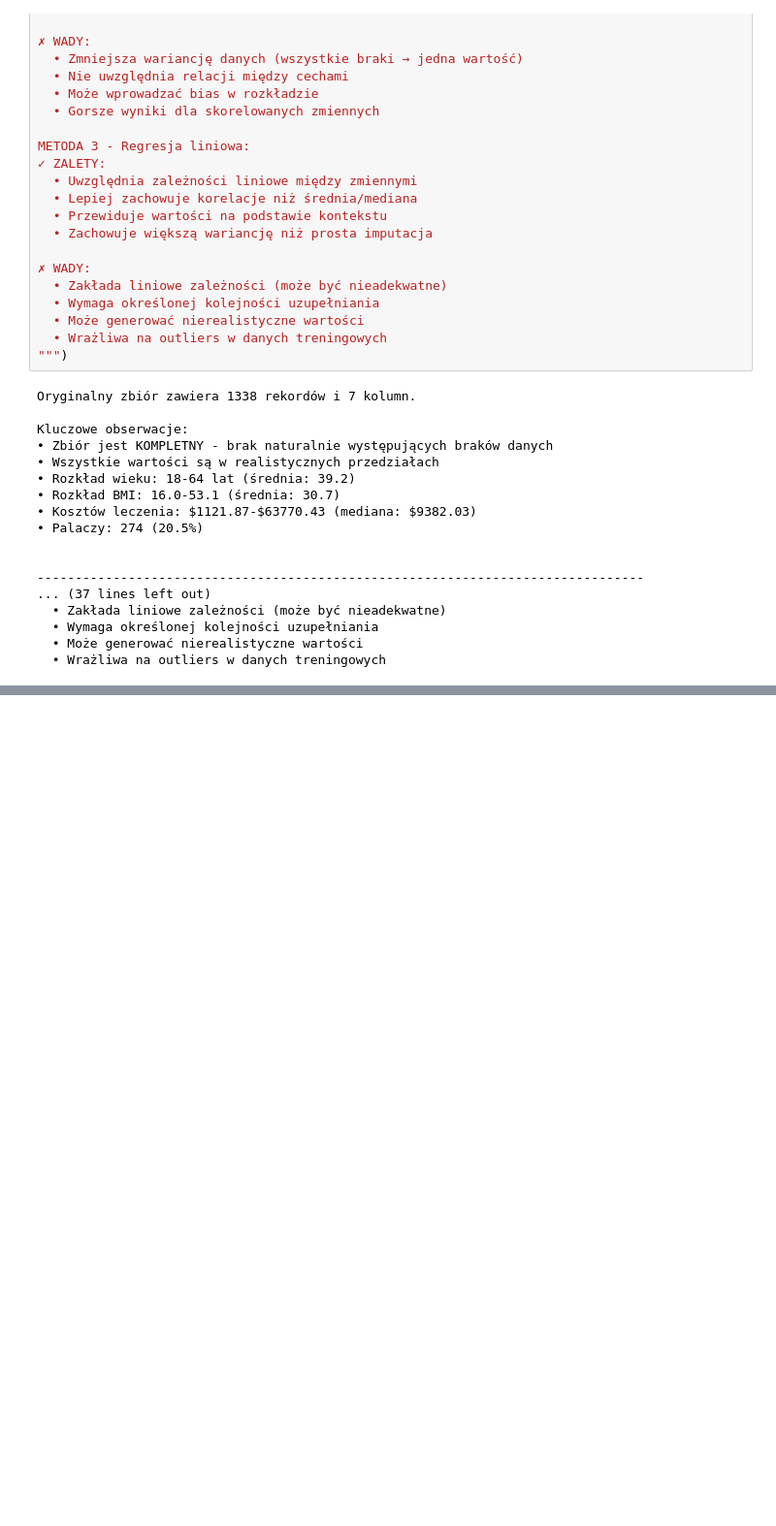
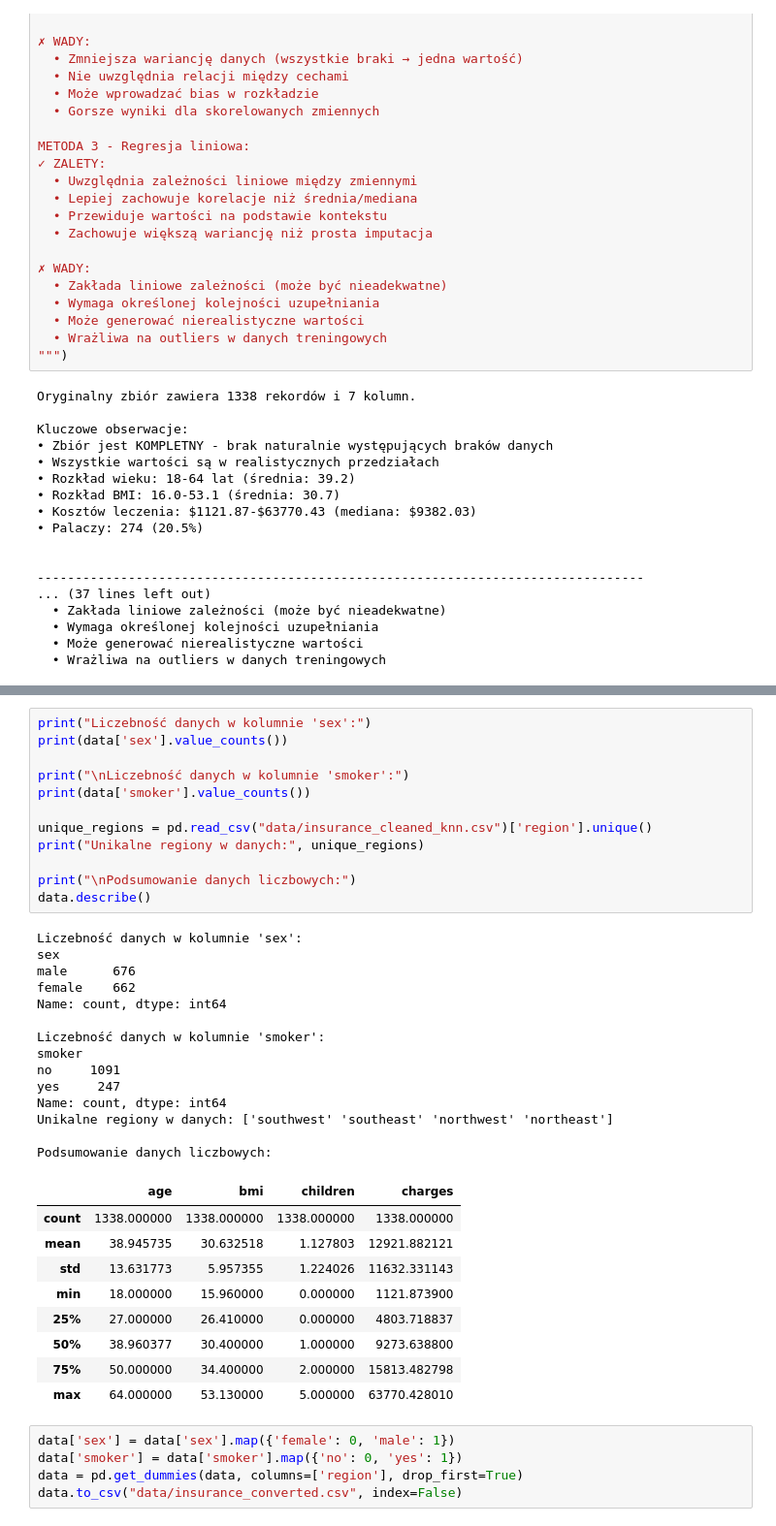
Before and after one commit to jkucaba/Medical-Cost-Personal---Regression, a Jupyter notebook: wstepne_przetwarzanie_medical_cost.ipynb, the cells around one changed output, grey strips where cells are left out. Shown at 97% size. Cells and saved outputs as stored; diff of their text form; blank space fills up the shorter version.

```diff
--- a/wstepne_przetwarzanie_medical_cost.ipynb
+++ b/wstepne_przetwarzanie_medical_cost.ipynb
@@ -785,0 +801,41 @@ Kluczowe obserwacje:
+# %%
+print("Liczebność danych w kolumnie 'sex':")
+print(data['sex'].value_counts())
+
+print("\nLiczebność danych w kolumnie 'smoker':")
+print(data['smoker'].value_counts())
+
+unique_regions = pd.read_csv("data/insurance_cleaned_knn.csv")['region'].unique()
+print("Unikalne regiony w danych:", unique_regions)
+
+print("\nPodsumowanie danych liczbowych:")
+data.describe()
+# %% [output]
+Liczebność danych w kolumnie 'sex':
+sex
+male      676
+female    662
+Name: count, dtype: int64
+
+Liczebność danych w kolumnie 'smoker':
+smoker
+no     1091
+yes     247
+Name: count, dtype: int64
+Unikalne regiony w danych: ['southwest' 'southeast' 'northwest' 'northeast']
+
+Podsumowanie danych liczbowych:
+|  | age | bmi | children | charges |
+| count | 1338.000000 | 1338.000000 | 1338.000000 | 1338.000000 |
+| mean | 38.945735 | 30.632518 | 1.127803 | 12921.882121 |
+| std | 13.631773 | 5.957355 | 1.224026 | 11632.331143 |
+| min | 18.000000 | 15.960000 | 0.000000 | 1121.873900 |
+| 25% | 27.000000 | 26.410000 | 0.000000 | 4803.718837 |
+| 50% | 38.960377 | 30.400000 | 1.000000 | 9273.638800 |
+| 75% | 50.000000 | 34.400000 | 2.000000 | 15813.482798 |
+| max | 64.000000 | 53.130000 | 5.000000 | 63770.428010 |
+# %%
+data['sex'] = data['sex'].map({'female': 0, 'male': 1})
+data['smoker'] = data['smoker'].map({'no': 0, 'yes': 1})
+data = pd.get_dummies(data, columns=['region'], drop_first=True)
+data.to_csv("data/insurance_converted.csv", index=False)
```
Also changed, not shown: parts of 26 cells of this notebook, 2 other files.
